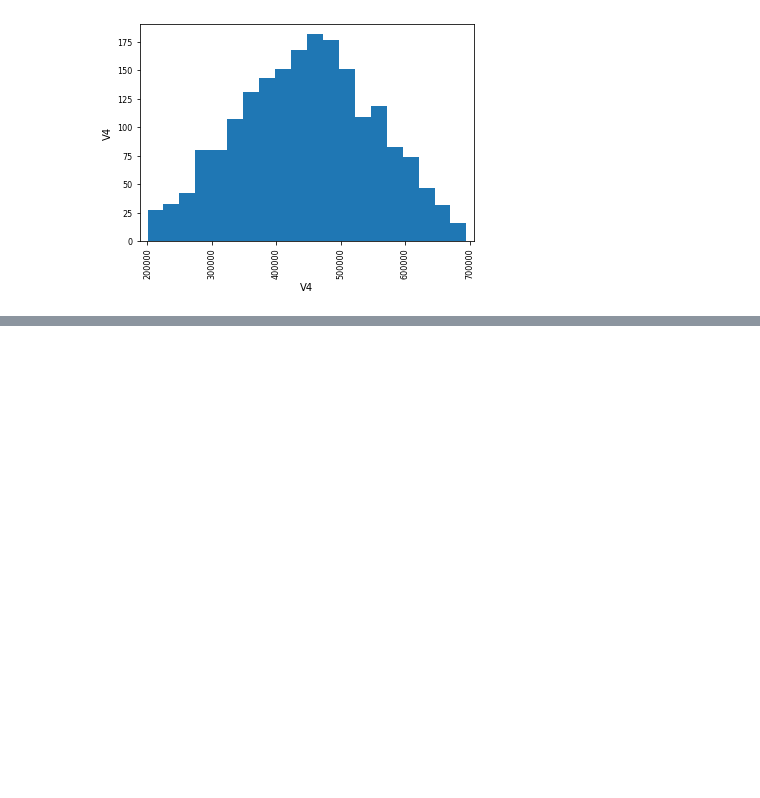
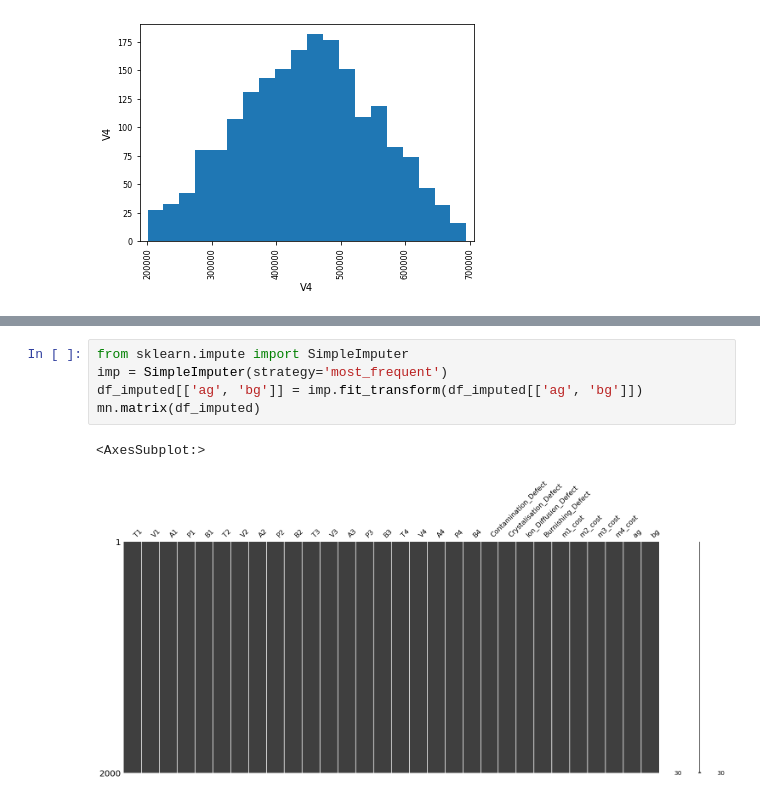
Before and after one commit to lao8n/oxford_classical_machine_learning, a Jupyter notebook: 01 - Feature Engineering/class.ipynb, the cells around one changed output, grey strips where cells are left out. Cells and saved outputs as stored; diff of their text form; blank space fills up the shorter version.

```diff
--- a/01 - Feature Engineering/class.ipynb
+++ b/01 - Feature Engineering/class.ipynb
@@ -296,0 +355,8 @@ histogram(df_no_outliers, 'V4', 20)
+# %%
+from sklearn.impute import SimpleImputer
+imp = SimpleImputer(strategy='most_frequent')
+df_imputed[['ag', 'bg']] = imp.fit_transform(df_imputed[['ag', 'bg']])
+mn.matrix(df_imputed)
+# %% [output]
+<AxesSubplot:>
+[figure, added]
```
Also changed, not shown: parts of 9 cells of this notebook.
